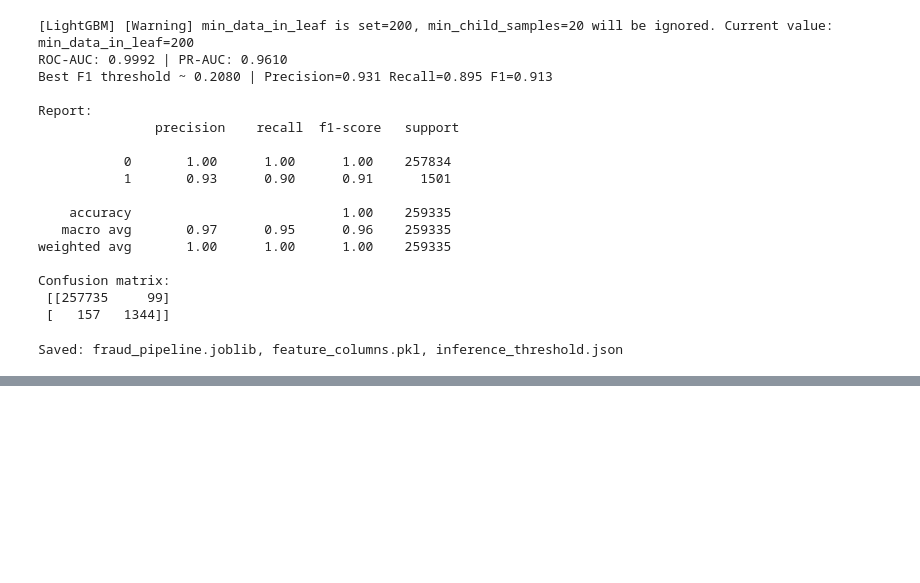
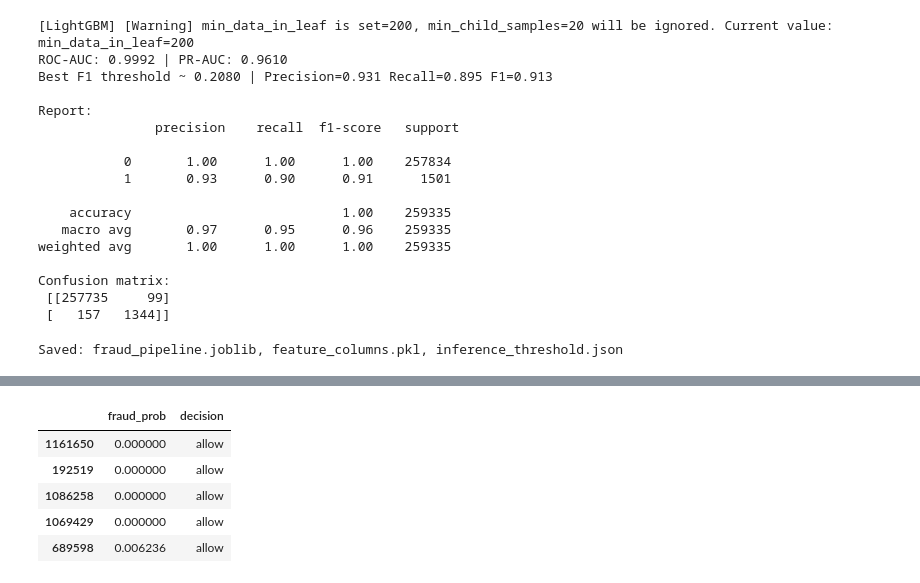
Before and after one commit to Beepeen78/card-fraud-detection-pipeline, a Jupyter notebook: notebooks/eda_and_feature_engineering.ipynb, the cells around one changed output, grey strips where cells are left out. Cells and saved outputs as stored; diff of their text form; code cells hidden in the pictures; blank space fills up the shorter version.

```diff
--- a/notebooks/eda_and_feature_engineering.ipynb
+++ b/notebooks/eda_and_feature_engineering.ipynb
@@ -1418,0 +1433,23 @@ def score_transactions(df_new: pd.DataFrame):
+# %%
+# Use model’s own expected feature names
+model_expected = model.booster_.feature_name()
+assert model_expected is not None and len(model_expected) > 0, "Model has no stored feature names."
+
+def align_to_model_expected(Xdf, expected_names):
+    Xc = Xdf.copy()
+    # add any missing with zeros
+    miss = [c for c in expected_names if c not in Xc.columns]
+    for c in miss:
+        Xc[c] = 0
+    # drop extras
+    Xc = Xc.reindex(columns=expected_names)
+    # coerce numeric
+    for c in Xc.columns:
+        if Xc[c].dtype == 'O':
+            Xc[c] = pd.to_numeric(Xc[c], errors='coerce').fillna(0.0)
+    return Xc
+
+X_train_aligned = align_to_model_expected(X_train, model_expected)
+X_test_aligned  = align_to_model_expected(X_test,  model_expected)
+
+print("Aligned shapes:", X_train_aligned.shape, X_test_aligned.shape)
@@ -1418,0 +1584,17 @@ def score_transactions(df_new: pd.DataFrame):
+# %%
+# Use calibrated model
+calibrated_model = joblib.load("fraud_lgbm_calibrated.pkl")
+
+# Score a proper batch (must match training feature schema)
+probs = calibrated_model.predict_proba(X_test_aligned)[:, 1]
+
+def risk_tier(p):
+    if p >= 0.90: return "block"
+    if p >= 0.60: return "review"
+    return "allow"
+
+out = X_test_aligned.copy()
+out["fraud_prob"] = probs
+out["decision"] = [risk_tier(p) for p in probs]
+out[["fraud_prob","decision"]].head()
+# %% [output]
@@ -1418,0 +1604,6 @@ def score_transactions(df_new: pd.DataFrame):
+|  | fraud_prob | decision |
+| 1161650 | 0.000000 | allow |
+| 192519 | 0.000000 | allow |
+| 1086258 | 0.000000 | allow |
+| 1069429 | 0.000000 | allow |
+| 689598 | 0.006236 | allow |
```
Also changed, not shown: parts of 8 cells of this notebook, 9 other files.
